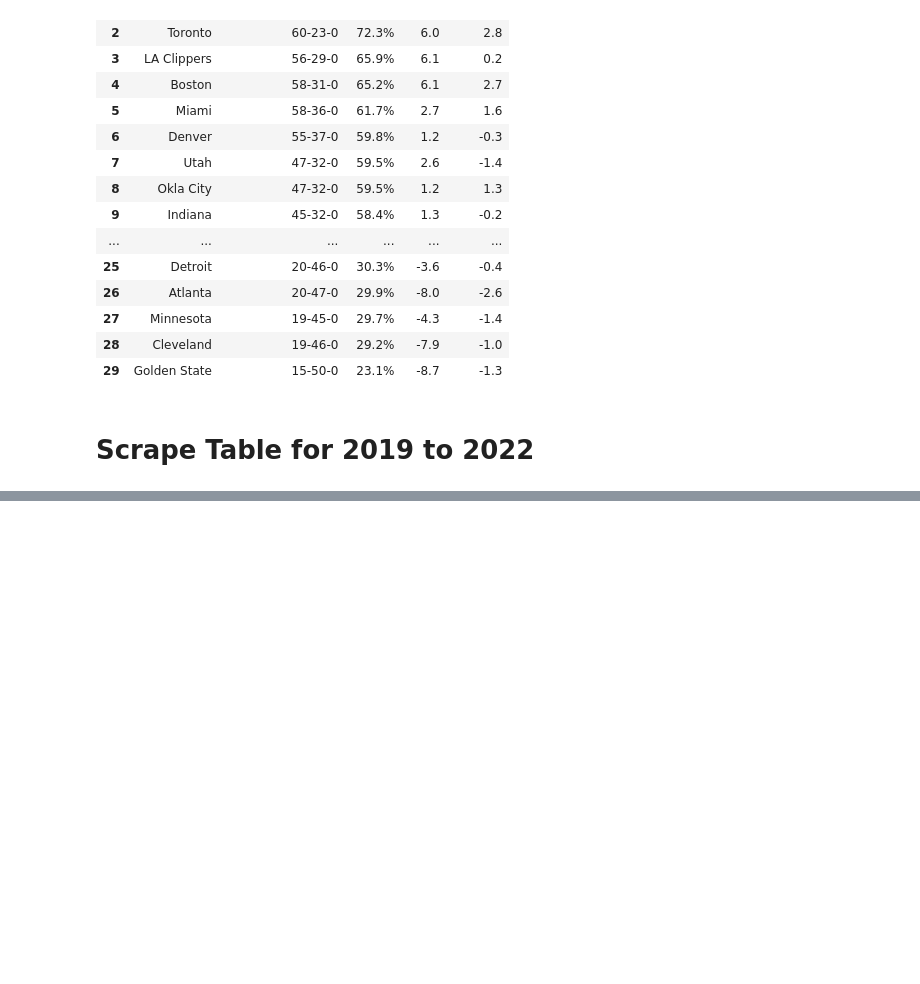
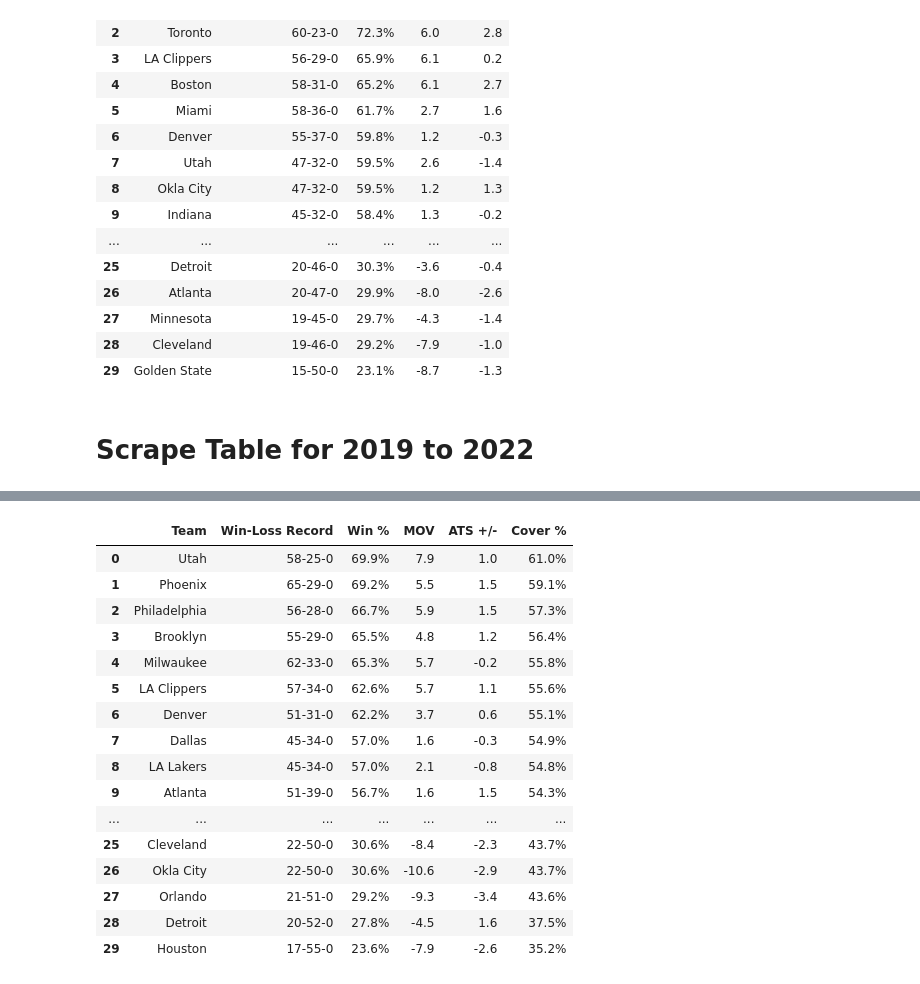
Before and after one commit to almulldreyer/machine-learning-project-4, a Jupyter notebook: main/TeamRank_Scrape.ipynb, the cells around one changed output, grey strips where cells are left out. Saved outputs shown, nothing was run; the diff lists cells and outputs as text; code cells hidden in the pictures; blank space fills up the shorter version.

```diff
--- a/main/TeamRank_Scrape.ipynb
+++ b/main/TeamRank_Scrape.ipynb
@@ -112,0 +218,28 @@ tables_1822[0]
+# %%
+table_cover21 = pd.read_html(url6)
+# %%
+tb_cover21 = table_cover21[0]
+# %%
+cover21 = tb_cover21["Cover %"]
+# %%
+tables_21 = tables_21.join(cover21)
+# %%
+tables_21
+# %% [output]
+|  | Team | Win-Loss Record | Win % | MOV | ATS +/- | Cover % |
+| 0 | Utah | 58-25-0 | 69.9% | 7.9 | 1.0 | 61.0% |
+| 1 | Phoenix | 65-29-0 | 69.2% | 5.5 | 1.5 | 59.1% |
+| 2 | Philadelphia | 56-28-0 | 66.7% | 5.9 | 1.5 | 57.3% |
+| 3 | Brooklyn | 55-29-0 | 65.5% | 4.8 | 1.2 | 56.4% |
+| 4 | Milwaukee | 62-33-0 | 65.3% | 5.7 | -0.2 | 55.8% |
+| 5 | LA Clippers | 57-34-0 | 62.6% | 5.7 | 1.1 | 55.6% |
+| 6 | Denver | 51-31-0 | 62.2% | 3.7 | 0.6 | 55.1% |
+| 7 | Dallas | 45-34-0 | 57.0% | 1.6 | -0.3 | 54.9% |
+| 8 | LA Lakers | 45-34-0 | 57.0% | 2.1 | -0.8 | 54.8% |
+| 9 | Atlanta | 51-39-0 | 56.7% | 1.6 | 1.5 | 54.3% |
+| ... | ... | ... | ... | ... | ... | ... |
+| 25 | Cleveland | 22-50-0 | 30.6% | -8.4 | -2.3 | 43.7% |
+| 26 | Okla City | 22-50-0 | 30.6% | -10.6 | -2.9 | 43.7% |
+| 27 | Orlando | 21-51-0 | 29.2% | -9.3 | -3.4 | 43.6% |
+| 28 | Detroit | 20-52-0 | 27.8% | -4.5 | 1.6 | 37.5% |
+| 29 | Houston | 17-55-0 | 23.6% | -7.9 | -2.6 | 35.2% |
```
Also changed, not shown: parts of 45 cells of this notebook, 4 other files.
